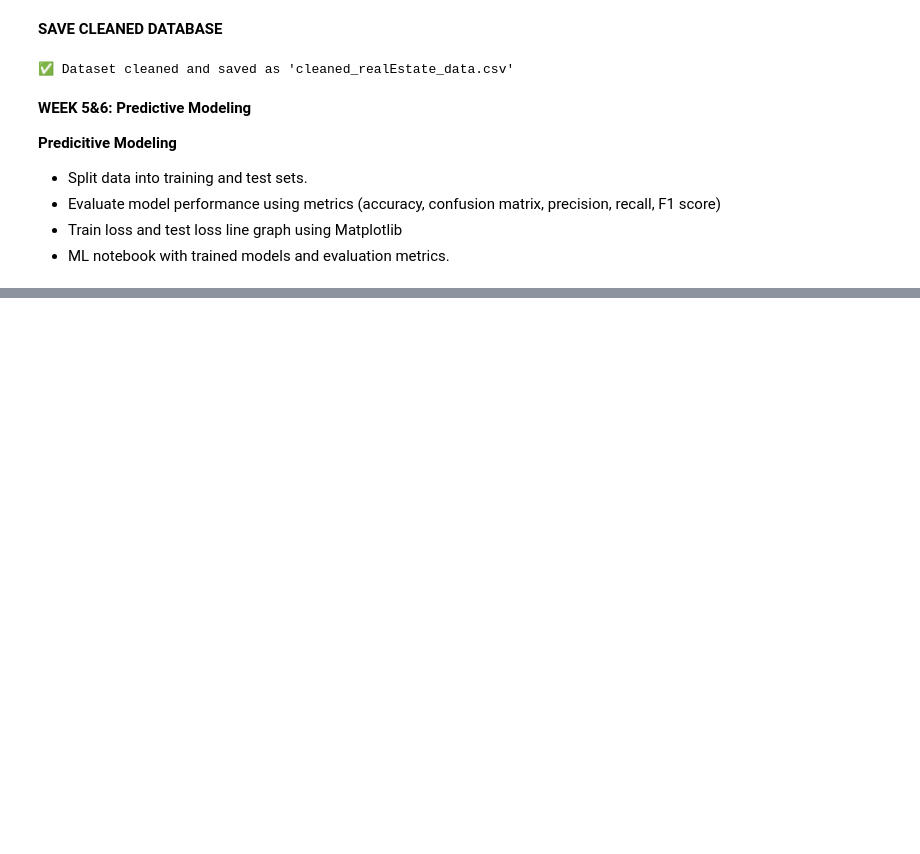
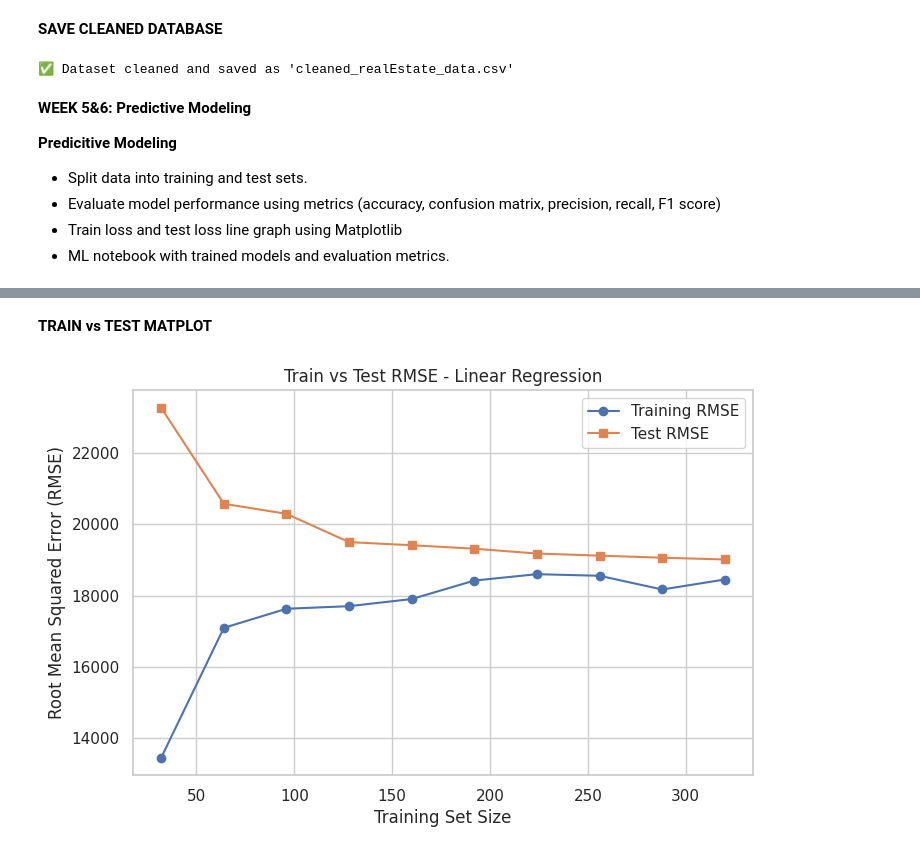
Before and after one commit to Melaniekoller/house_prices_regression, a Jupyter notebook: notebooks/house_prices_analysis.ipynb, the cells around one changed output, grey strips where cells are left out. Saved outputs shown, nothing was run; the diff lists cells and outputs as text; code cells hidden in the pictures; blank space fills up the shorter version.

Commit message:
Update notebook with ML Predictive Modeling

```diff
--- a/notebooks/house_prices_analysis.ipynb
+++ b/notebooks/house_prices_analysis.ipynb
@@ -975,0 +986,8 @@ score)
+# %%
+# Different features with wide range of numbers
+# has to be done so that the data is uniform
+from sklearn.preprocessing import StandardScaler
+
+scaler = StandardScaler()
+X_train_scaled = scaler.fit_transform(X_train)
+X_test_scaled = scaler.transform(X_test)
@@ -975,0 +996,12 @@ score)
+# %%
+# Linear Regression --> Import model
+from sklearn.linear_model import LinearRegression
+
+# Initialize the Linear Regression model
+model = LinearRegression()
+
+model.fit(X_train_scaled, y_train) # Train (fit) the model on the training data
+
+# Predict on training and test sets
+y_train_pred = model.predict(X_train_scaled)
+y_test_pred = model.predict(X_test_scaled)
@@ -975,0 +1048,35 @@ score)
+# %% [markdown]
+**TRAIN vs TEST MATPLOT**
+# %%
+from sklearn.model_selection import learning_curve
+
+# Purpose; Shows overall error as a function of training set size (or across iterations/epochs in other models),
+# Overall model performance, Assess Underfitting/Overfitting, learning behavior
+
+# Create learning curve data
+train_sizes, train_scores, test_scores = learning_curve(
+    LinearRegression(),
+    X_train, y_train,
+    scoring="neg_mean_squared_error",
+    cv=5,  # 5-fold cross validation
+    train_sizes=np.linspace(0.1, 1.0, 10),
+    random_state=42
+)
+
+# Convert negative MSE to positive RMSE
+train_rmse = np.sqrt(-train_scores.mean(axis=1))
+test_rmse = np.sqrt(-test_scores.mean(axis=1))
+
+# Plot the learning curve
+plt.figure(figsize=(8, 5))
+plt.plot(train_sizes, train_rmse, label="Training RMSE", marker='o')
+plt.plot(train_sizes, test_rmse, label="Test RMSE", marker='s')
+
+plt.title("Train vs Test RMSE - Linear Regression")
+plt.xlabel("Training Set Size")
+plt.ylabel("Root Mean Squared Error (RMSE)")
+plt.legend()
+plt.grid(True)
+plt.show()
+# %% [output]
+[figure, added]
```
Also changed, not shown: parts of 47 cells of this notebook.
